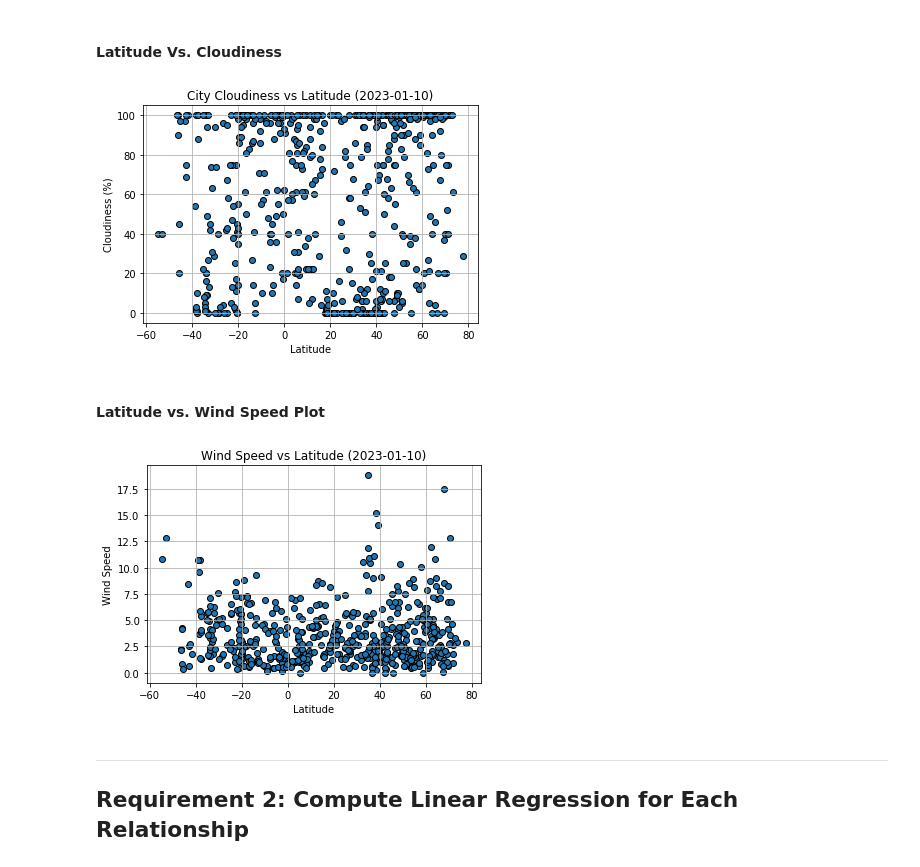
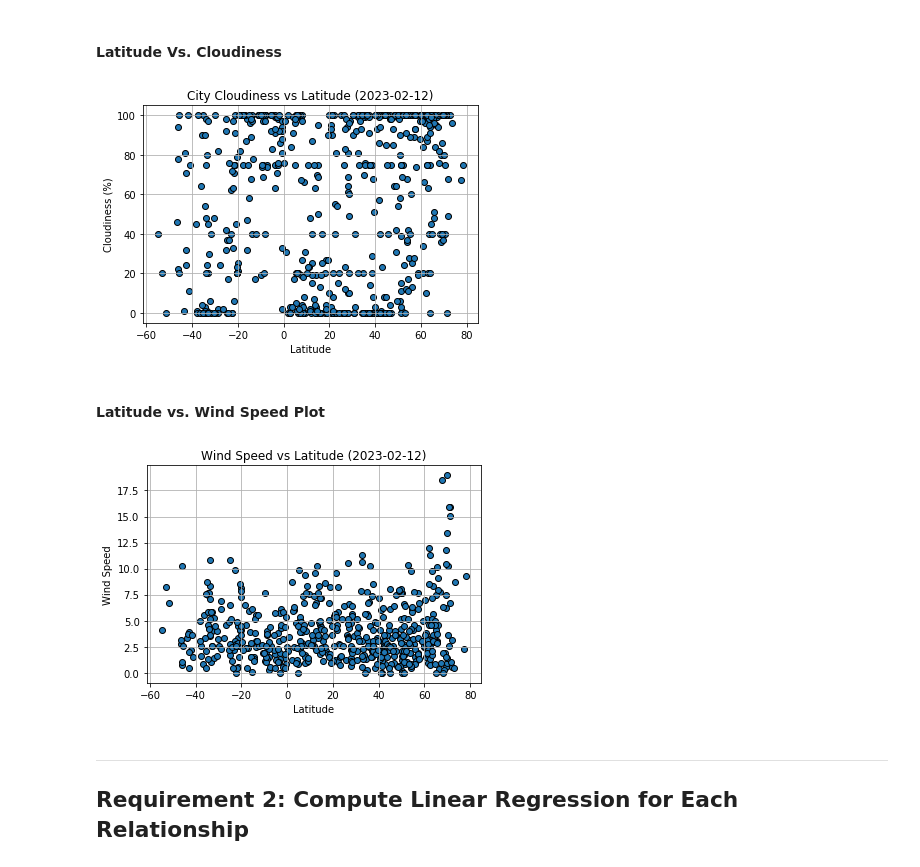
Before and after one commit to GPN87/openweather_API_analysis, a Jupyter notebook: WeatherPy.ipynb, the cells around one changed output. Cells and saved outputs as stored; diff of their text form; code cells hidden in the pictures.

```diff
--- a/WeatherPy.ipynb
+++ b/WeatherPy.ipynb
@@ -245,20 +245,20 @@ plt.show()
 # %%
 # Build the scatter plots for latitude vs. cloudiness
 plt.scatter(city_data_df['Lat'],city_data_df['Cloudiness'], marker='o', edgecolor='black')
 
 # Incorporate the other graph properties
-plt.title("City Cloudiness vs Latitude (2023-01-10)")
+plt.title("City Cloudiness vs Latitude (2023-02-12)")
 plt.xlabel("Latitude")
 plt.ylabel("Cloudiness (%)")
 plt.grid()
 
 # Save the figure
 plt.savefig("output_data/Fig3.png")
 
 # Show plot
 plt.show()
 # %% [output]
-[figure, old version]
+[figure, new version]
 # %% [markdown]
 #### Latitude vs. Wind Speed Plot
 # %%
@@ -266,7 +266,7 @@ plt.show()
 plt.scatter(city_data_df['Lat'],city_data_df['Wind Speed'], marker='o', edgecolor='black')
 
 # Incorporate the other graph properties
-plt.title("Wind Speed vs Latitude (2023-01-10)")
+plt.title("Wind Speed vs Latitude (2023-02-12)")
 plt.xlabel("Latitude")
 plt.ylabel("Wind Speed")
 plt.grid()
@@ -277,7 +277,7 @@ plt.savefig("output_data/Fig4.png")
 # Show plot
 plt.show()
 # %% [output]
-[figure, old version]
+[figure, new version]
 # %% [markdown]
 ---
 
```
Also changed, not shown: parts of 18 cells of this notebook, 10 other files.
